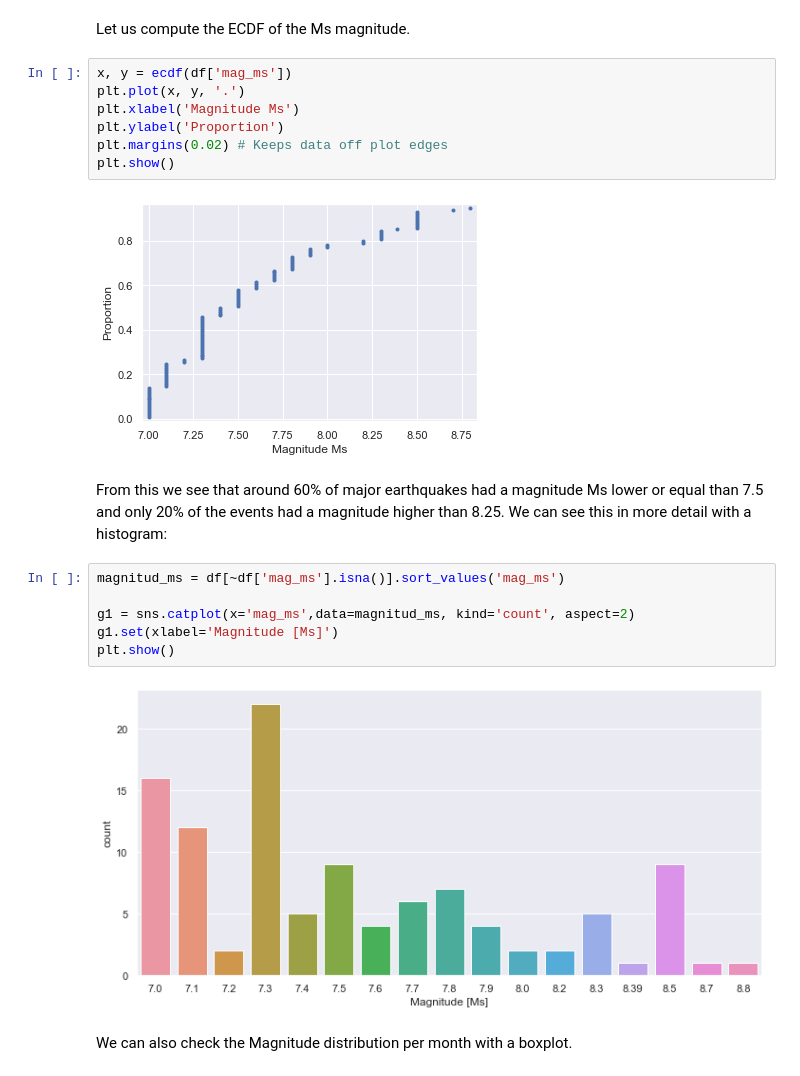
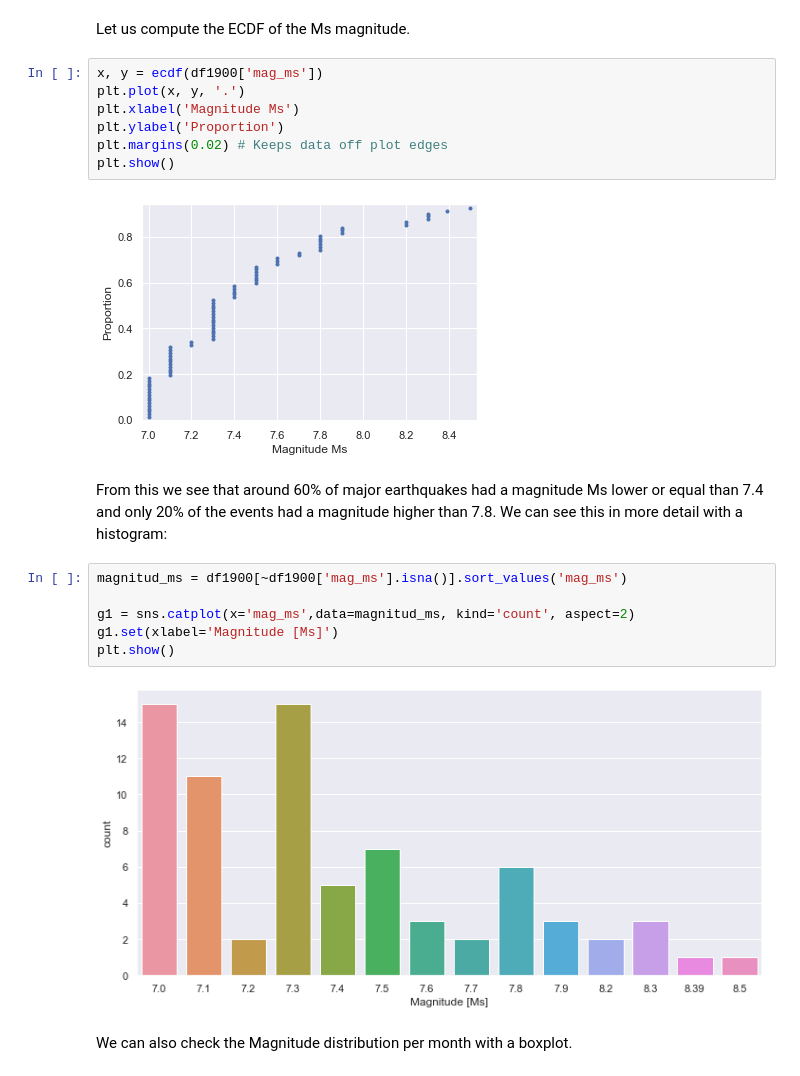
Before and after one commit to fabiomnsantos/chile-earthquakes, a Jupyter notebook: chile-major-earthquakes.ipynb, the cells around one changed output. Saved outputs shown, nothing was run; the diff lists cells and outputs as text.

```diff
--- a/chile-major-earthquakes.ipynb
+++ b/chile-major-earthquakes.ipynb
@@ -460,24 +438,24 @@ We see that the p-value is quite high, suggesting that we __cannot__ discard the
 # %% [markdown]
 Let us compute the ECDF of the Ms magnitude.
 # %%
-x, y = ecdf(df['mag_ms'])
+x, y = ecdf(df1900['mag_ms'])
 plt.plot(x, y, '.')
 plt.xlabel('Magnitude Ms')
 plt.ylabel('Proportion')
 plt.margins(0.02) # Keeps data off plot edges
 plt.show()
 # %% [output]
-[figure, old version]
+[figure, new version]
 # %% [markdown]
-From this we see that around 60% of major earthquakes had a magnitude Ms lower or equal than 7.5 and only 20% of the events had a magnitude higher than 8.25. We can see this in more detail with a histogram:
+From this we see that around 60% of major earthquakes had a magnitude Ms lower or equal than 7.4 and only 20% of the events had a magnitude higher than 7.8. We can see this in more detail with a histogram:
 # %%
-magnitud_ms = df[~df['mag_ms'].isna()].sort_values('mag_ms')
+magnitud_ms = df1900[~df1900['mag_ms'].isna()].sort_values('mag_ms')
 
 g1 = sns.catplot(x='mag_ms',data=magnitud_ms, kind='count', aspect=2)
 g1.set(xlabel='Magnitude [Ms]')
 plt.show()
 # %% [output]
-[figure, old version]
+[figure, new version]
 # %% [markdown]
 We can also check the Magnitude distribution per month with a boxplot.
 # %%
```
Also changed, not shown: parts of 40 cells of this notebook, 2 other files.
